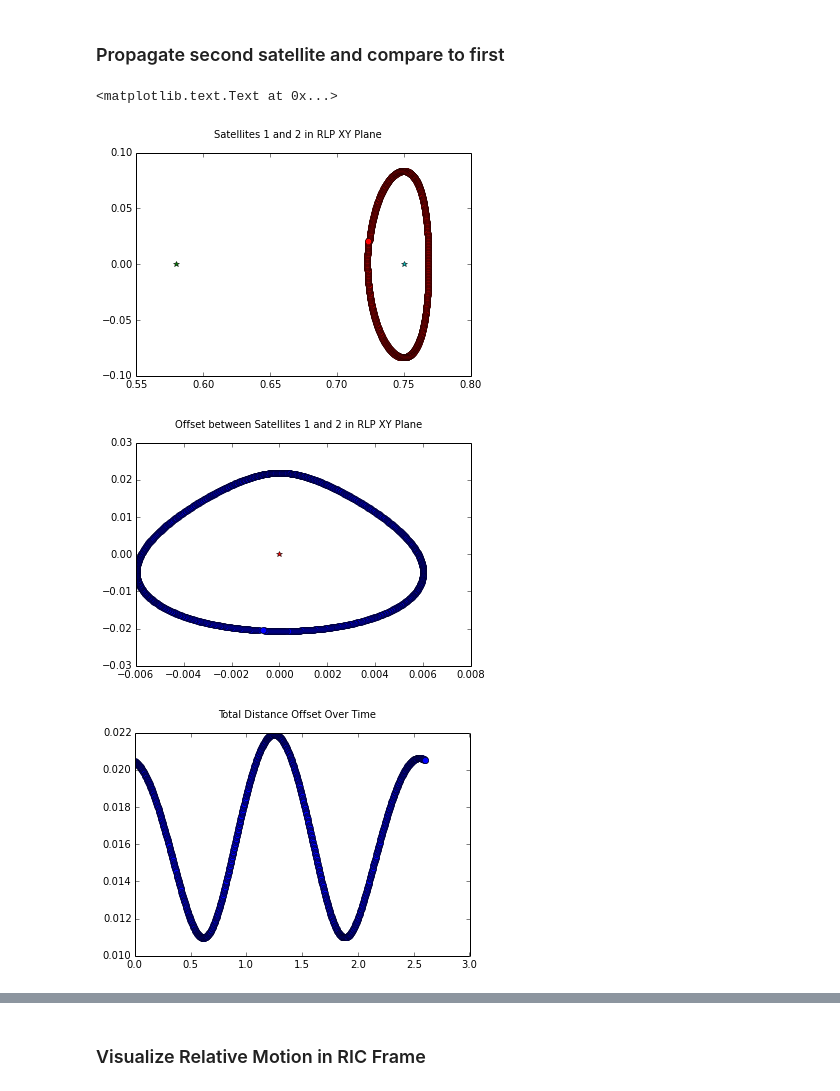
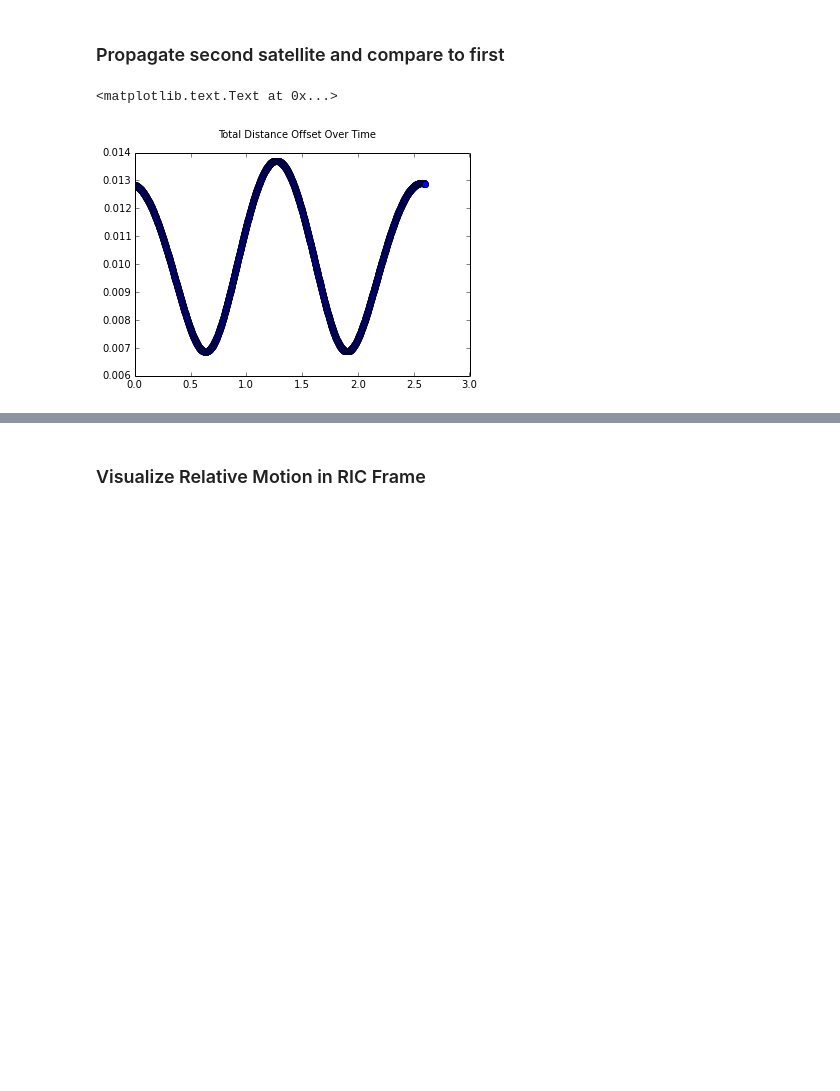
Before and after one commit to aerosara/thesis, a Jupyter notebook: notebooks/CRTBP Propagator with Two Spacecraft.ipynb, the cells around one changed output, grey strips where cells are left out. Saved outputs shown, nothing was run; the diff lists cells and outputs as text; code cells hidden in the pictures; blank space fills up the shorter version.

```diff
--- a/notebooks/CRTBP Propagator with Two Spacecraft.ipynb
+++ b/notebooks/CRTBP Propagator with Two Spacecraft.ipynb
@@ -94,7 +96,7 @@ def generateClosedInitialConditions(inputstate, timespan, componentToVary, outpu
 # user inputs
 testcase = 0
 mode = 'Howell'  # 'Sharp' 'Howell' 'Barbee'
-numPoints = 1000
+numPoints = 2000
 
 # From Sharp, A Collection of Restricted Three-Body Test Problems
 # For problems 1 to 15, mu = 0.012277471 and for problems 16 to 20, mu = 0.000953875
@@ -336,16 +351,16 @@ for ii in range(0, len(x1)):
 
 thetadirection = np.sign(theta[1] - theta[0])
 
-desiredtheta = theta[40]# + thetadirection*5 # theta[2] # degrees
+desiredtheta = theta[50]# + thetadirection*5 # theta[2] # degrees
 
 figTheta, axTheta = plt.subplots()
-axTheta.plot(theta, 'ro-')
+axTheta.plot(theta, 'o-')
 figTheta.suptitle('Theta over time of Satellite 1')
 
 # copy state from desired 'theta' value into second satellite initial state
 
 desiredthetaindex = (np.abs(theta-desiredtheta)).argmin()
-print theta[0]
+print 'theta[0] = ', theta[0]
 print 'index = ', desiredthetaindex
 print 'theta[index] = ', theta[desiredthetaindex]
 
@@ -358,8 +373,8 @@ initialstate2 = [x1[desiredthetaindex], y1[desiredthetaindex], z1[desiredthetain
 # compute a small offset to velocity along the velocity direction
 
 # assign initial state to second satellite
-initialstate2 = [x1[0], y1[0], z1[0],
-                 xdot1[0]*1.001, ydot1[0]*1.001, zdot1[0]*1.001]
+#initialstate2 = [x1[0], y1[0], z1[0],
+#                 xdot1[0]*1.001, ydot1[0]*1.001, zdot1[0]*1.001]
 
 
 #generate closed halo...
@@ -382,53 +397,31 @@ theta[index] =  -51.8009483603
 # %%
 
 # integrate second satellite with same timespan as first satellite
 statesOverTime2 = integrate.odeint(nonlinearDerivativesFunction, initialstate2, timespan)
 
 x2, y2, z2, xdot2, ydot2, zdot2 = statesOverTime2.T
 
 # compute trajectory offset in RLP frame
 dx = x1 - x2
 dy = y1 - y2
 dz = z1 - z2
 dxdot = xdot1 - xdot2
 dydot = ydot1 - ydot2
 dzdot = zdot1 - zdot2
 
-# compute trajectory offset in RLP frame
-dx = x1 - x2
-dy = y1 - y2
-dz = z1 - z2
-dxdot = xdot1 - xdot2
-dydot = ydot1 - ydot2
-dzdot = zdot1 - zdot2
-
 # compute total distance offset
 distance = np.zeros(len(dx))
 for ii in range(0, len(dx)):
     distance[ii] = np.linalg.norm([dx[ii], dy[ii], dz[ii]])
 
-# plot both satellites together
-figXY2, axXY2 = plt.subplots()
-axXY2.plot(x1, y1, 'b')
-axXY2.plot(x2, y2, 'ro-')
-axXY2.plot(L1[0], L1[1], 'g*')
-axXY2.plot(center[0], center[1], 'c*')
-#axXY.set_aspect('equal')
-figXY2.suptitle('Satellites 1 and 2 in RLP XY Plane')
-
-# plot offset in RLP frame
-figDeltaXY, axDeltaXY = plt.subplots()
-axDeltaXY.plot(dx, dy, 'o-')
-axDeltaXY.plot(0.0, 0.0, 'r*')
-#axXY.set_aspect('equal')
-figDeltaXY.suptitle('Offset between Satellites 1 and 2 in RLP XY Plane')
-
 # plot total distance offset over time
 figDeltaMag, axDeltaMag = plt.subplots()
 axDeltaMag.plot(timespan, distance, 'o-')
 figDeltaMag.suptitle('Total Distance Offset Over Time')
+
+#figXY, axXDotYDot = plt.subplots()
+#axXDotYDot.plot(timespan, xdot)
+#axXDotYDot.plot(timespan, ydot)
 # %% [output]
 <matplotlib.text.Text at 0x...>
-[figure, old version]
+[figure, new version]
-[figure, removed]
-[figure, removed]
```
Also changed, not shown: parts of 16 cells of this notebook, 2 other files.
